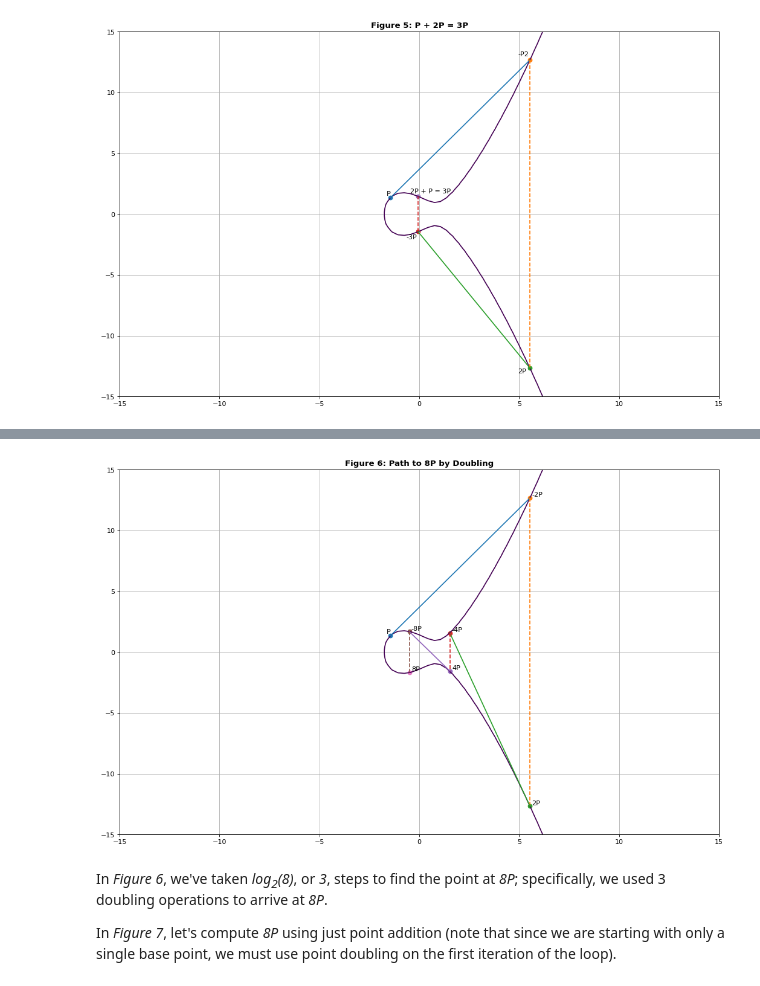
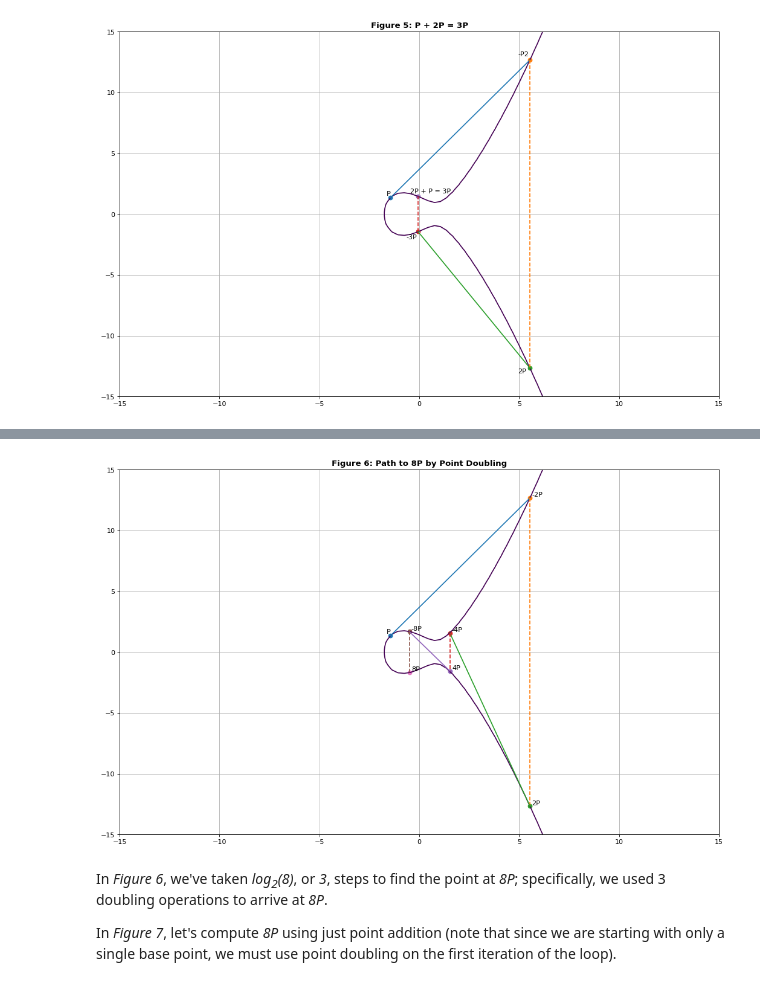
Before and after one commit to dchampion/crypto, a Jupyter notebook: doc/EllipticCurves.ipynb, the cells around one changed output, grey strips where cells are left out. Drawn from its saved outputs; the diff is of its cells as text; code cells hidden in the pictures.

```diff
--- a/doc/EllipticCurves.ipynb
+++ b/doc/EllipticCurves.ipynb
@@ -301,35 +311,35 @@ plt.figure(figsize=(16,10), dpi=80)
 
 plt.contour(x.ravel(), y.ravel(), pow(y, 2) - pow(x, 3) - a*x - b, [0])
 
 plt.scatter(Px, Py)
 plt.annotate("P", [Px-.2, Py+.2])
 
 xs, ys = [Px], [Py]
 X, Y = Px, Py
 for i in range(1,4):
     X, Y = double(X, Y, a)
 
     plt.scatter(X, -Y)
     plt.annotate(f"{-(1<<i)}P", [X+.1, -Y+.1])
     xs.append(X)
     ys.append(-Y)
     plt.plot(xs, ys)
     xs = xs[1:]
     ys = ys[1:]
 
     plt.scatter(X, Y)
     plt.annotate(f"{1<<i}P", [X+.1, Y+.1])
     xs.append(X)
     ys.append(Y)
     plt.plot(xs, ys, linestyle="--")
     xs = xs[1:]
     ys = ys[1:]
 
-plt.title("Figure 6: Path to 8P by Doubling", fontsize="large", fontweight="bold")
+plt.title("Figure 6: Path to 8P by Point Doubling", fontsize="large", fontweight="bold")
 plt.grid()
 plt.show()
 # %% [output]
-[figure, old version]
+[figure, new version]
 # %% [markdown]
 In *Figure 6*, we've taken *log<sub>2</sub>(8)*, or *3*, steps to find the point at *8P*; specifically, we used 3 doubling operations to arrive at *8P*.
 
```
Also changed, not shown: parts of 1 cell of this notebook.
